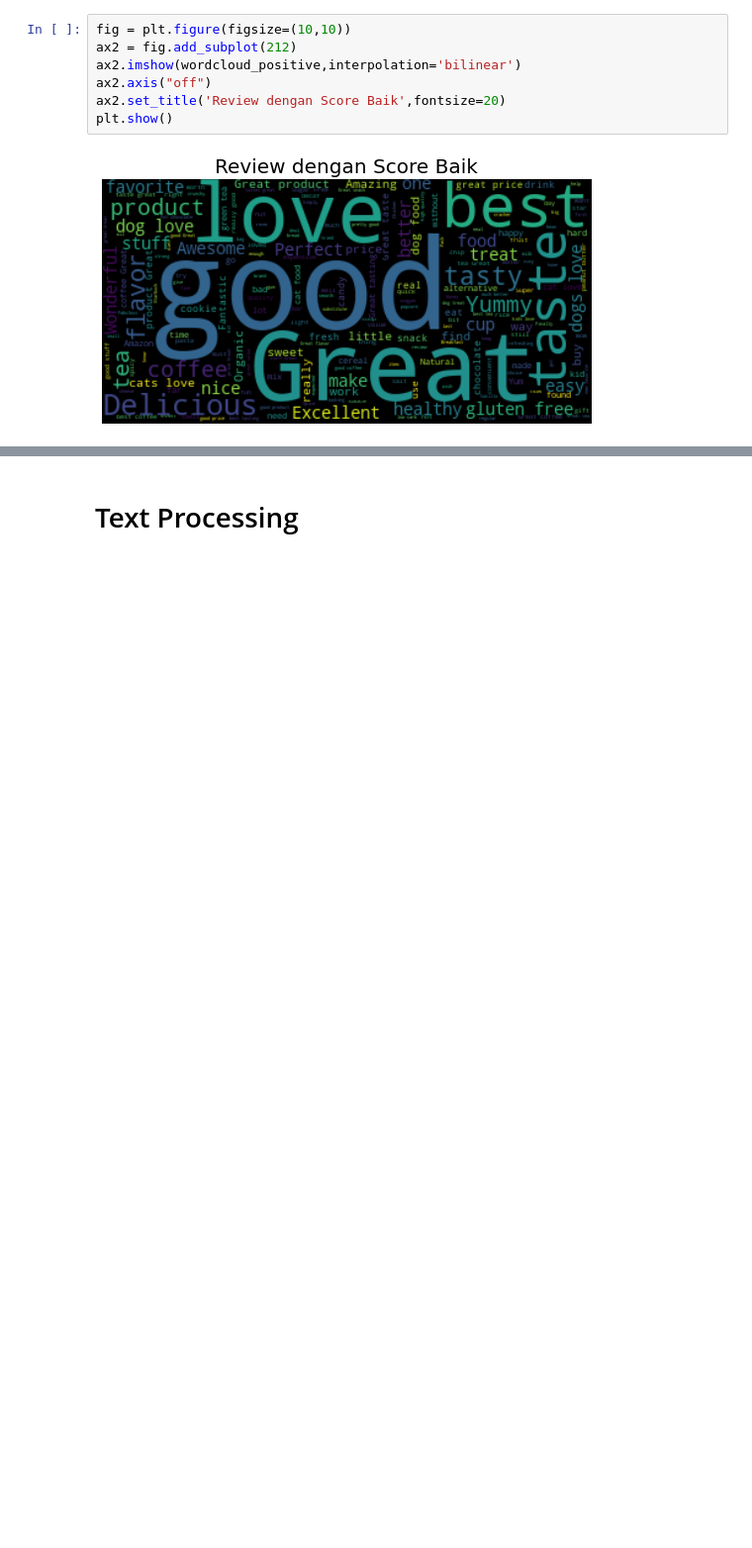
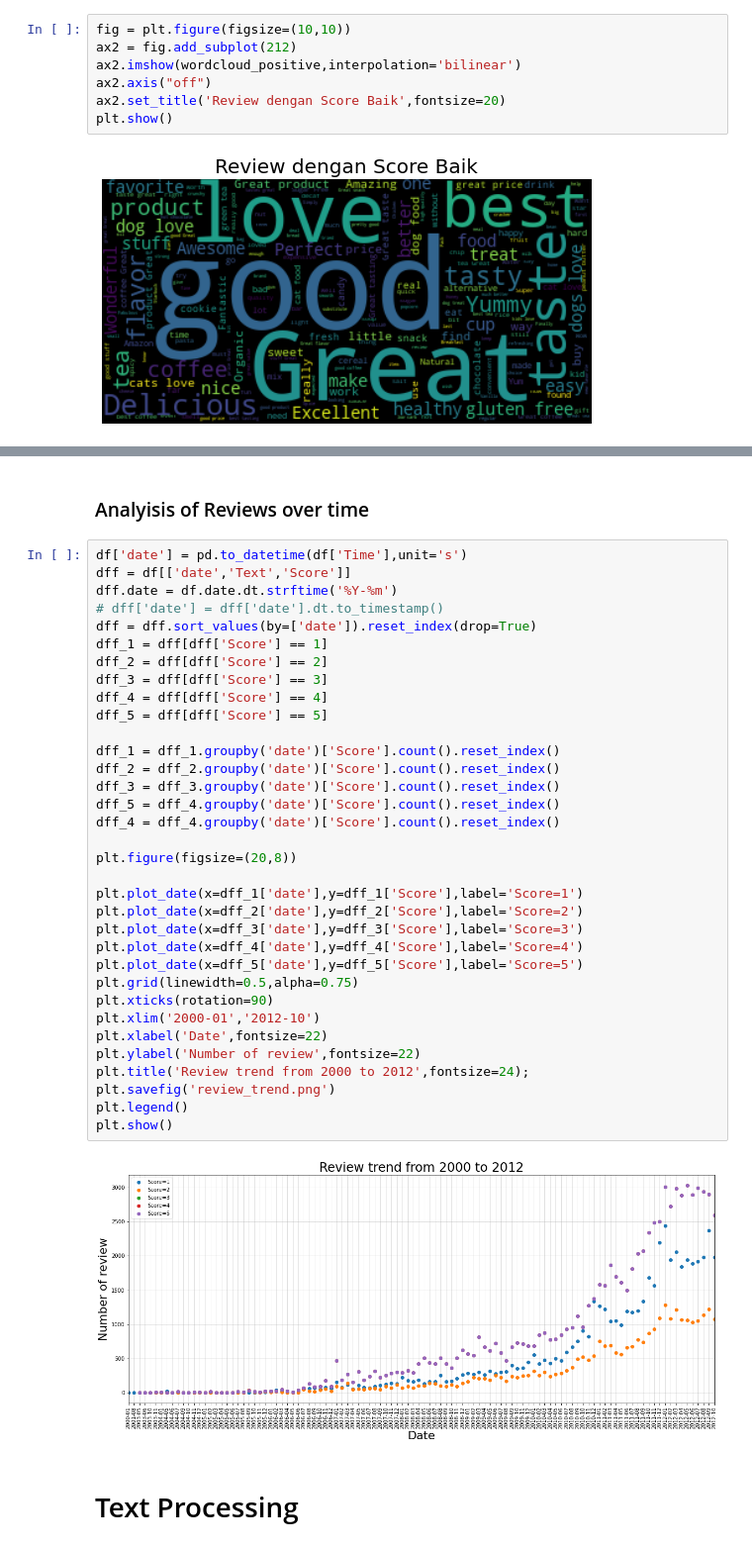
Before and after one commit to christinaclara/Sentiment-Analysis-for-Amazon-Food-Review-Using-NaiveBayes--Impostor, a Jupyter notebook: Sentiment Analysis for Amazon Food Review .ipynb, the cells around one changed output, grey strips where cells are left out. Shown at 99% size. Saved outputs shown, nothing was run; the diff lists cells and outputs as text; blank space fills up the shorter version.

```diff
--- a/Sentiment Analysis for Amazon Food Review Using SVM.ipynb
+++ b/Sentiment Analysis for Amazon Food Review .ipynb
@@ -159,3 +289,41 @@ plt.show()
+# %% [markdown]
+### Analyisis of Reviews over time
+# %%
+df['date'] = pd.to_datetime(df['Time'],unit='s')
+dff = df[['date','Text','Score']]
+dff.date = df.date.dt.strftime('%Y-%m')
+# dff['date'] = dff['date'].dt.to_timestamp()
+dff = dff.sort_values(by=['date']).reset_index(drop=True)
+dff_1 = dff[dff['Score'] == 1]
+dff_2 = dff[dff['Score'] == 2]
+dff_3 = dff[dff['Score'] == 3]
+dff_4 = dff[dff['Score'] == 4]
+dff_5 = dff[dff['Score'] == 5]
+
+dff_1 = dff_1.groupby('date')['Score'].count().reset_index()
+dff_2 = dff_2.groupby('date')['Score'].count().reset_index()
+dff_3 = dff_3.groupby('date')['Score'].count().reset_index()
+dff_5 = dff_4.groupby('date')['Score'].count().reset_index()
+dff_4 = dff_4.groupby('date')['Score'].count().reset_index()
+
+plt.figure(figsize=(20,8))
+
+plt.plot_date(x=dff_1['date'],y=dff_1['Score'],label='Score=1')
+plt.plot_date(x=dff_2['date'],y=dff_2['Score'],label='Score=2')
+plt.plot_date(x=dff_3['date'],y=dff_3['Score'],label='Score=3')
+plt.plot_date(x=dff_4['date'],y=dff_4['Score'],label='Score=4')
+plt.plot_date(x=dff_5['date'],y=dff_5['Score'],label='Score=5')
+plt.grid(linewidth=0.5,alpha=0.75)
+plt.xticks(rotation=90)
+plt.xlim('2000-01','2012-10')
+plt.xlabel('Date',fontsize=22)
+plt.ylabel('Number of review',fontsize=22)
+plt.title('Review trend from 2000 to 2012',fontsize=24);
+plt.savefig('review_trend.png')
+plt.legend()
+plt.show()
+# %% [output]
+[figure, added]
 # %% [markdown]
 # Text Processing
 # %% [markdown]
```
Also changed, not shown: parts of 24 cells of this notebook.
